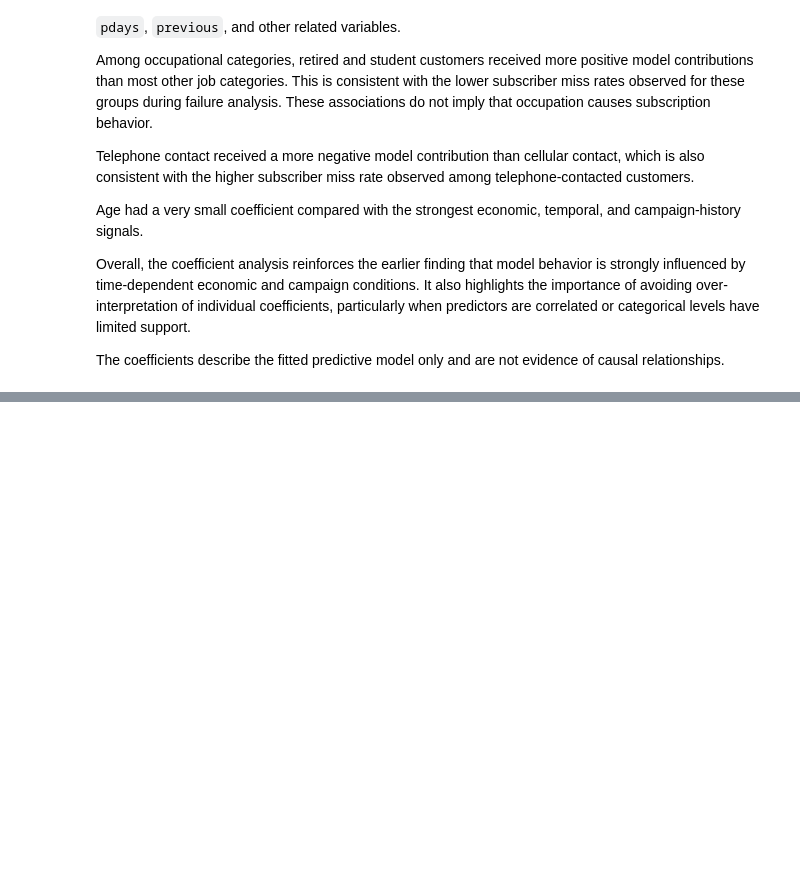
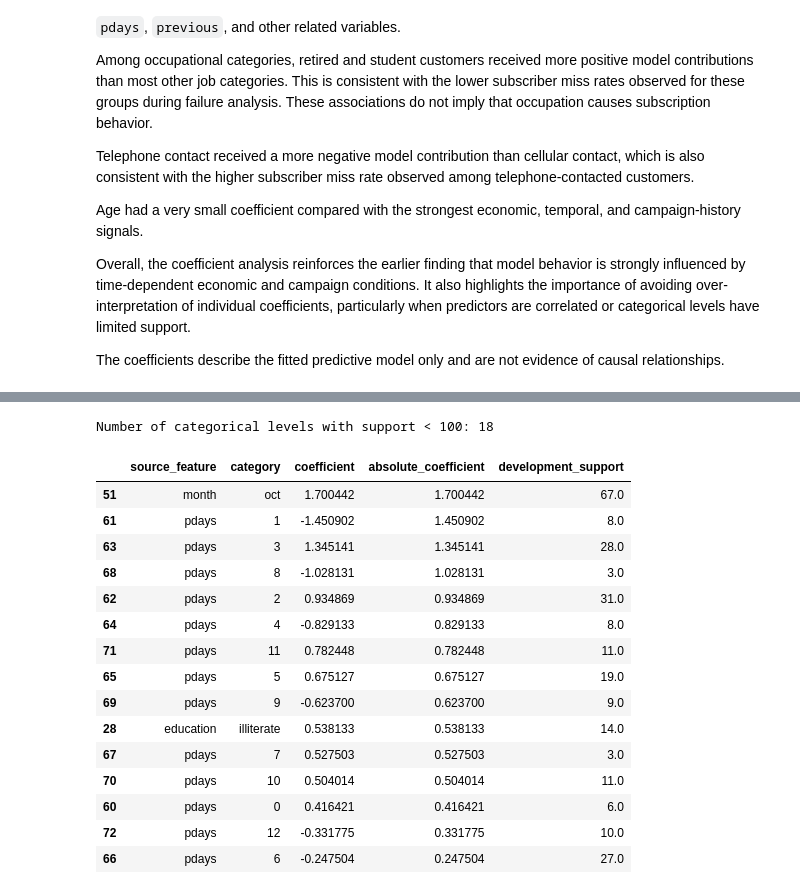
Before and after one commit to NourhanFarag/bank-marketing-subscription-prediction, a Jupyter notebook: notebooks/01_bank_marketing_analysis.ipynb, the cells around one changed output, grey strips where cells are left out. Saved outputs shown, nothing was run; the diff lists cells and outputs as text; code cells hidden in the pictures; blank space fills up the shorter version.

```diff
--- a/notebooks/01_bank_marketing_analysis.ipynb
+++ b/notebooks/01_bank_marketing_analysis.ipynb
@@ -4314,0 +4370,43 @@ The coefficients describe the fitted predictive model only and are not evidence
+# %%
+low_support_categories = coefficient_table[
+    coefficient_table["development_support"].notna()
+].copy()
+
+low_support_categories = low_support_categories[
+    low_support_categories["development_support"] < 100
+]
+
+low_support_categories = low_support_categories.sort_values(
+    "absolute_coefficient",
+    ascending=False
+)
+
+print("Number of categorical levels with support < 100:", len(low_support_categories))
+
+low_support_categories.head(15)[
+    [
+        "source_feature",
+        "category",
+        "coefficient",
+        "absolute_coefficient",
+        "development_support"
+    ]
+]
+# %% [output]
+Number of categorical levels with support < 100: 18
+|  | source_feature | category | coefficient | absolute_coefficient | development_support |
+| 51 | month | oct | 1.700442 | 1.700442 | 67.0 |
+| 61 | pdays | 1 | -1.450902 | 1.450902 | 8.0 |
+| 63 | pdays | 3 | 1.345141 | 1.345141 | 28.0 |
+| 68 | pdays | 8 | -1.028131 | 1.028131 | 3.0 |
+| 62 | pdays | 2 | 0.934869 | 0.934869 | 31.0 |
+| 64 | pdays | 4 | -0.829133 | 0.829133 | 8.0 |
+| 71 | pdays | 11 | 0.782448 | 0.782448 | 11.0 |
+| 65 | pdays | 5 | 0.675127 | 0.675127 | 19.0 |
+| 69 | pdays | 9 | -0.623700 | 0.623700 | 9.0 |
+| 28 | education | illiterate | 0.538133 | 0.538133 | 14.0 |
+| 67 | pdays | 7 | 0.527503 | 0.527503 | 3.0 |
+| 70 | pdays | 10 | 0.504014 | 0.504014 | 11.0 |
+| 60 | pdays | 0 | 0.416421 | 0.416421 | 6.0 |
+| 72 | pdays | 12 | -0.331775 | 0.331775 | 10.0 |
+| 66 | pdays | 6 | -0.247504 | 0.247504 | 27.0 |
```
Also changed, not shown: parts of 6 cells of this notebook.
